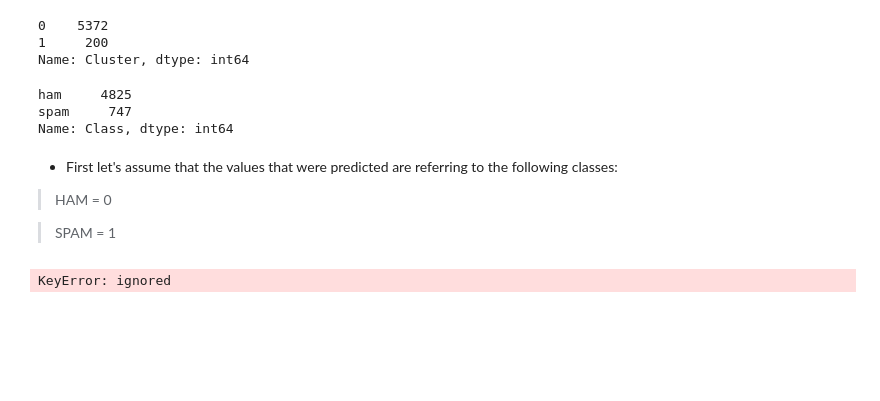
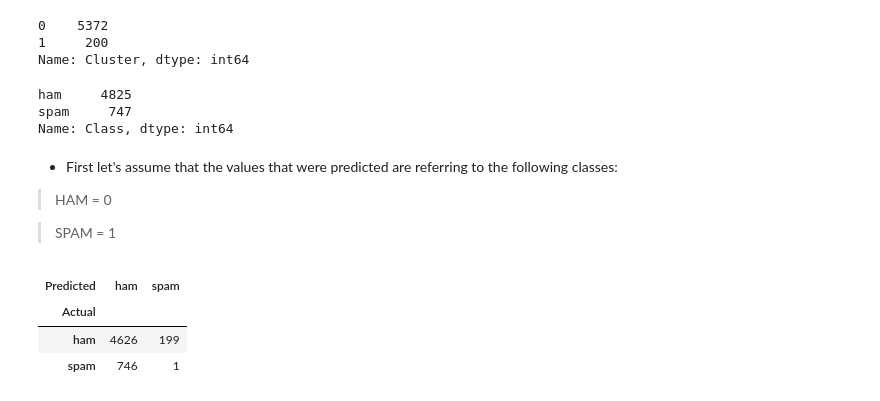
Before and after one commit to Ponter255/cuddly-chainsaw, a Jupyter notebook: Clustering.ipynb, the cells around one changed output. Cells and saved outputs as stored; diff of their text form; code cells hidden in the pictures; blank space fills up the shorter version.

Commit message:
uptade clustering

```diff
--- a/Clustering.ipynb
+++ b/Clustering.ipynb
@@ -96,0 +113,4 @@ array([0, 1, 0, ..., 0, 0, 0], dtype=int32)
+# %%
+#km = KMeans(n_clusters = 2)
+km = KMeans(algorithm='elkan', max_iter=300, n_clusters = 2, n_init=30)
+km
@@ -96,0 +121,4 @@ array([0, 1, 0, ..., 0, 0, 0], dtype=int32)
+# %%
+km.fit(analise)
+predict = km.predict(analise)
+predict
@@ -114,14 +144,32 @@ Name: Class, dtype: int64
 > HAM  = 0
 
 > SPAM = 1
-# %%
-List =[]
-i = 0
-HAM_TP = 0
-
-while  (i <= 5572):
-  prova = dataset[2][i]
-  print(prova)
-  i = i+ 1
-# %% [output]
-KeyError: ignored
+# %%
+List =[]
+i = 0
+HAM_TP = 0
+
+while  (i <= 5571):
+  res = dataset.loc[i][2]
+  if (res == 0):
+    List.append("ham")
+  else:
+    List.append("spam")
+  i=i+1
+
+result_pred = pd.DataFrame (List,columns=['Predicted'])
+actual_data = dataset['Class']
+
+
+
+act = actual_data.to_numpy()
+
+y_actu = pd.Series(act, name='Actual')
+y_pred = pd.Series(List, name='Predicted')
+df_confusion = pd.crosstab(y_actu, y_pred)
+df_confusion
+# %% [output]
+| Predicted | ham | spam |
+| Actual |  |  |
+| ham | 4626 | 199 |
+| spam | 746 | 1 |
```
Also changed, not shown: parts of 8 cells of this notebook.
